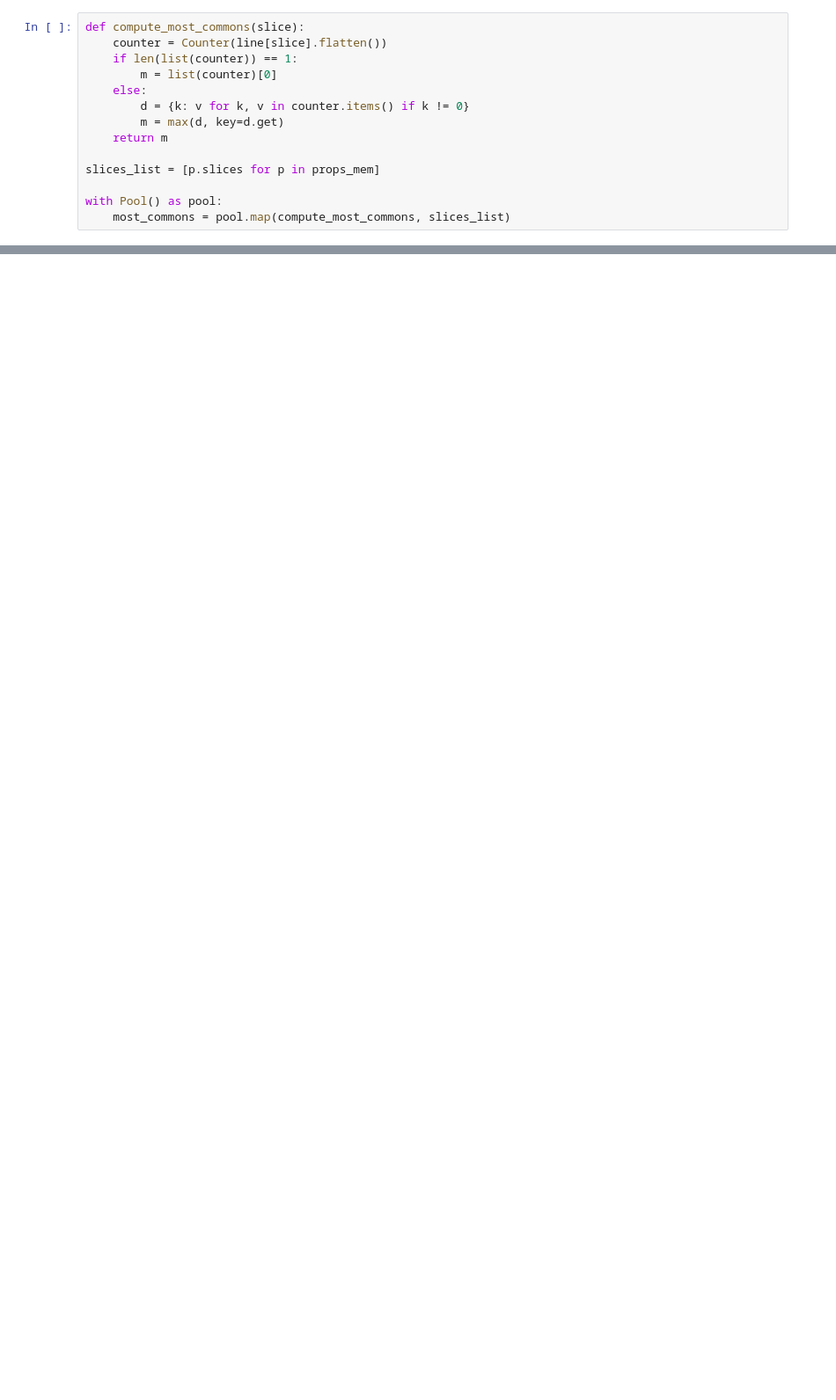
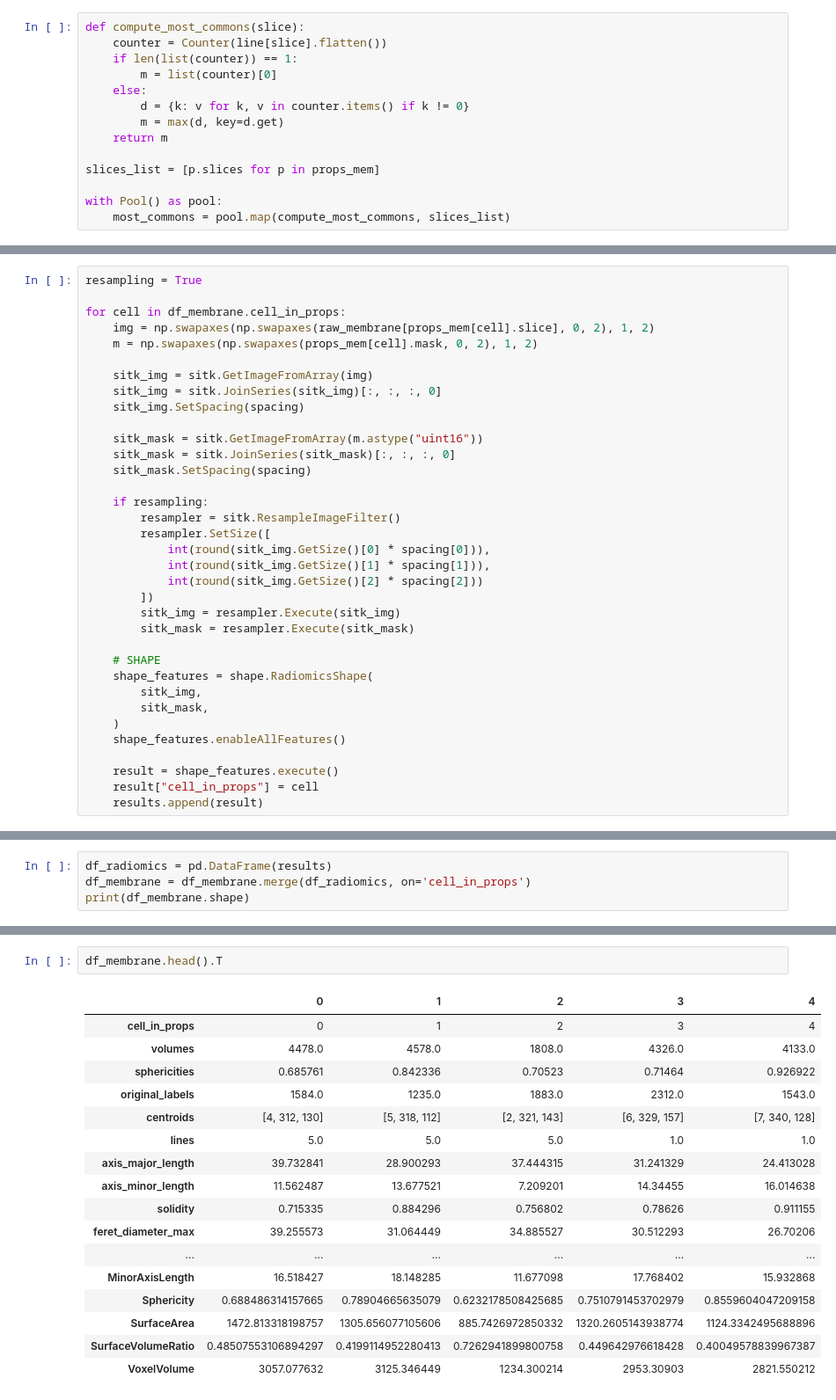
Before and after one commit to ignacio-ms/PyMorph, a Jupyter notebook: notebooks/4-feature_extraction.ipynb, the cells around one changed output, grey strips where cells are left out. Shown at 88% size. Drawn from its saved outputs; the diff is of its cells as text; blank space fills up the shorter version.

```diff
--- a/notebooks/4-feature_extraction.ipynb
+++ b/notebooks/4-feature_extraction.ipynb
@@ -97,0 +202,35 @@ with Pool() as pool:
+# %%
+resampling = True
+
+for cell in df_membrane.cell_in_props:
+    img = np.swapaxes(np.swapaxes(raw_membrane[props_mem[cell].slice], 0, 2), 1, 2)
+    m = np.swapaxes(np.swapaxes(props_mem[cell].mask, 0, 2), 1, 2)
+
+    sitk_img = sitk.GetImageFromArray(img)
+    sitk_img = sitk.JoinSeries(sitk_img)[:, :, :, 0]
+    sitk_img.SetSpacing(spacing)
+
+    sitk_mask = sitk.GetImageFromArray(m.astype("uint16"))
+    sitk_mask = sitk.JoinSeries(sitk_mask)[:, :, :, 0]
+    sitk_mask.SetSpacing(spacing)
+
+    if resampling:
+        resampler = sitk.ResampleImageFilter()
+        resampler.SetSize([
+            int(round(sitk_img.GetSize()[0] * spacing[0])),
+            int(round(sitk_img.GetSize()[1] * spacing[1])),
+            int(round(sitk_img.GetSize()[2] * spacing[2]))
+        ])
+        sitk_img = resampler.Execute(sitk_img)
+        sitk_mask = resampler.Execute(sitk_mask)
+
+    # SHAPE
+    shape_features = shape.RadiomicsShape(
+        sitk_img,
+        sitk_mask,
+    )
+    shape_features.enableAllFeatures()
+
+    result = shape_features.execute()
+    result["cell_in_props"] = cell
+    results.append(result)
@@ -97,0 +241,4 @@ with Pool() as pool:
+# %%
+df_radiomics = pd.DataFrame(results)
+df_membrane = df_membrane.merge(df_radiomics, on='cell_in_props')
+print(df_membrane.shape)
@@ -97,0 +247,20 @@ with Pool() as pool:
+# %%
+df_membrane.head().T
+# %% [output]
+|  | 0 | 1 | 2 | 3 | 4 |
+| cell_in_props | 0 | 1 | 2 | 3 | 4 |
+| volumes | 4478.0 | 4578.0 | 1808.0 | 4326.0 | 4133.0 |
+| sphericities | 0.685761 | 0.842336 | 0.70523 | 0.71464 | 0.926922 |
+| original_labels | 1584.0 | 1235.0 | 1883.0 | 2312.0 | 1543.0 |
+| centroids | [4, 312, 130] | [5, 318, 112] | [2, 321, 143] | [6, 329, 157] | [7, 340, 128] |
+| lines | 5.0 | 5.0 | 5.0 | 1.0 | 1.0 |
+| axis_major_length | 39.732841 | 28.900293 | 37.444315 | 31.241329 | 24.413028 |
+| axis_minor_length | 11.562487 | 13.677521 | 7.209201 | 14.34455 | 16.014638 |
+| solidity | 0.715335 | 0.884296 | 0.756802 | 0.78626 | 0.911155 |
+| feret_diameter_max | 39.255573 | 31.064449 | 34.885527 | 30.512293 | 26.70206 |
+| ... | ... | ... | ... | ... | ... |
+| MinorAxisLength | 16.518427 | 18.148285 | 11.677098 | 17.768402 | 15.932868 |
+| Sphericity | 0.688486314157665 | 0.78904665635079 | 0.6232178508425685 | 0.7510791453702979 | 0.8559604047209158 |
+| SurfaceArea | 1472.813318198757 | 1305.656077105606 | 885.7426972850332 | 1320.2605143938774 | 1124.3342495688896 |
+| SurfaceVolumeRatio | 0.48507553106894297 | 0.4199114952280413 | 0.7262941899800758 | 0.449642976618428 | 0.40049578839967387 |
+| VoxelVolume | 3057.077632 | 3125.346449 | 1234.300214 | 2953.30903 | 2821.550212 |
```
Also changed, not shown: parts of 30 cells of this notebook, 1 other file.
